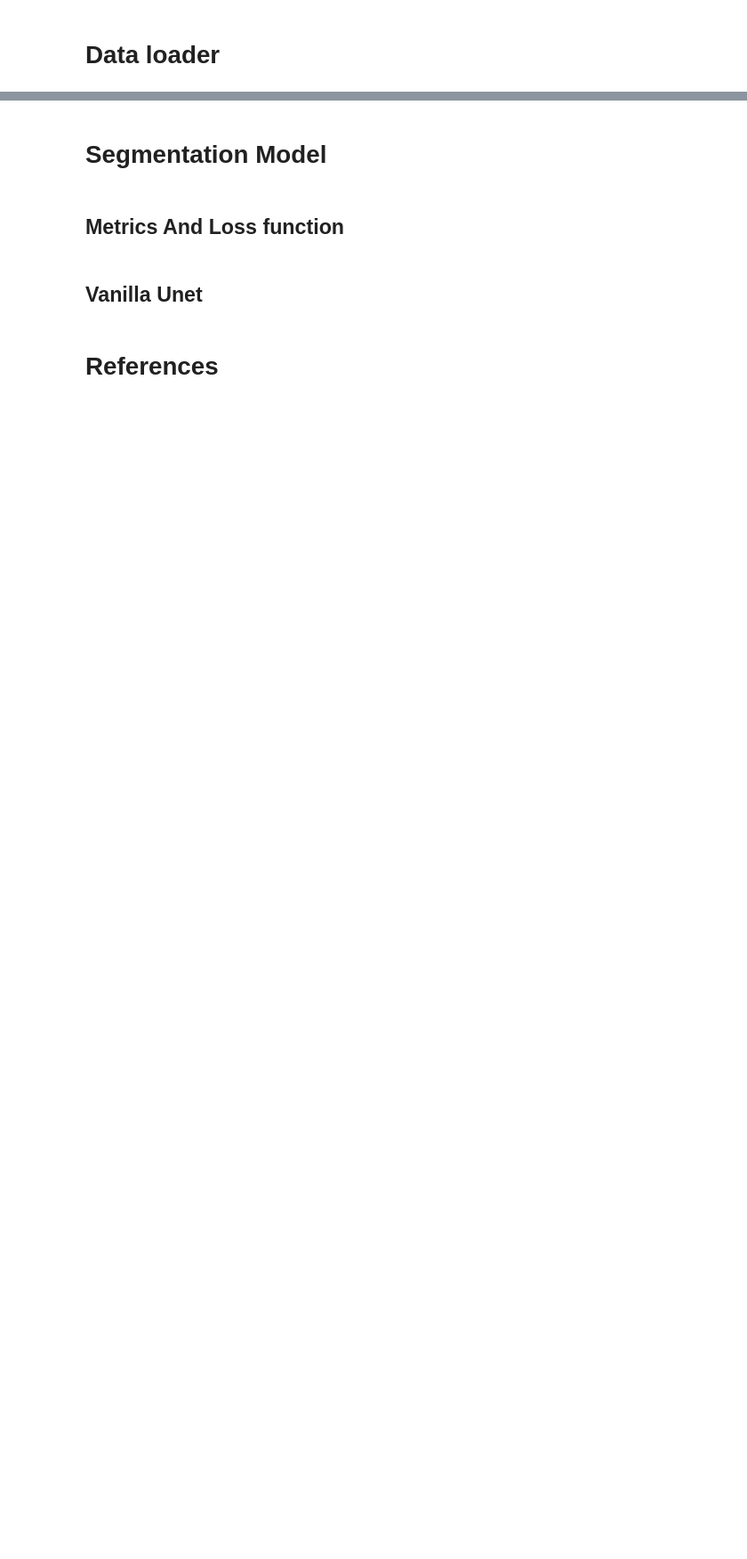
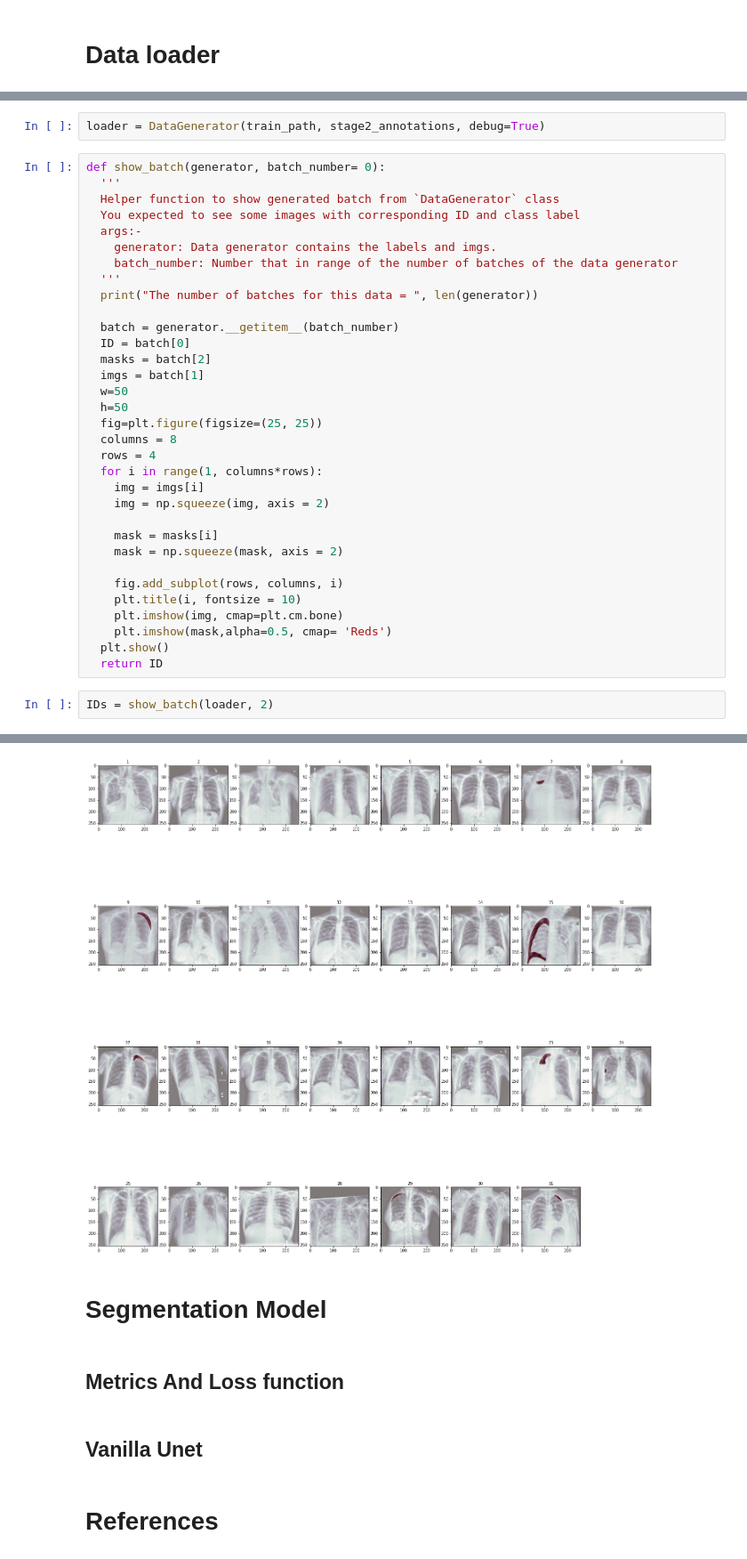
Before and after one commit to omarsayed7/Pneumothorax-Segmentation, a Jupyter notebook: Pneumothorax_Segmentation.ipynb, the cells around one changed output, grey strips where cells are left out. Shown at 89% size. Cells and saved outputs as stored; diff of their text form; blank space fills up the shorter version.

Commit message:
finish the data generator

```diff
--- a/Pneumothorax_Segmentation.ipynb
+++ b/Pneumothorax_Segmentation.ipynb
@@ -297,0 +403,38 @@ apply_CLAHE(IMG_PATH,(200,200),clip_limit= 5.0, title_gridsize=(8,8))
+# %%
+loader = DataGenerator(train_path, stage2_annotations, debug=True)
+# %%
+def show_batch(generator, batch_number= 0):
+  '''
+  Helper function to show generated batch from `DataGenerator` class
+  You expected to see some images with corresponding ID and class label
+  args:-
+    generator: Data generator contains the labels and imgs.
+    batch_number: Number that in range of the number of batches of the data generator
+  '''
+  print("The number of batches for this data = ", len(generator))
+
+  batch = generator.__getitem__(batch_number)
+  ID = batch[0]
+  masks = batch[2]
+  imgs = batch[1]
+  w=50
+  h=50
+  fig=plt.figure(figsize=(25, 25))
+  columns = 8
+  rows = 4
+  for i in range(1, columns*rows):
+    img = imgs[i]
+    img = np.squeeze(img, axis = 2)
+
+    mask = masks[i]
+    mask = np.squeeze(mask, axis = 2)
+
+    fig.add_subplot(rows, columns, i)
+    plt.title(i, fontsize = 10)
+    plt.imshow(img, cmap=plt.cm.bone)
+    plt.imshow(mask,alpha=0.5, cmap= 'Reds')
+  plt.show()
+  return ID
+# %%
+IDs = show_batch(loader, 2)
+# %% [output]
@@ -298,3 +442,4 @@ apply_CLAHE(IMG_PATH,(200,200),clip_limit= 5.0, title_gridsize=(8,8))
+[figure, added]
 # %% [markdown]
 # Segmentation Model
 # %% [markdown]
```
Also changed, not shown: parts of 14 cells of this notebook.
